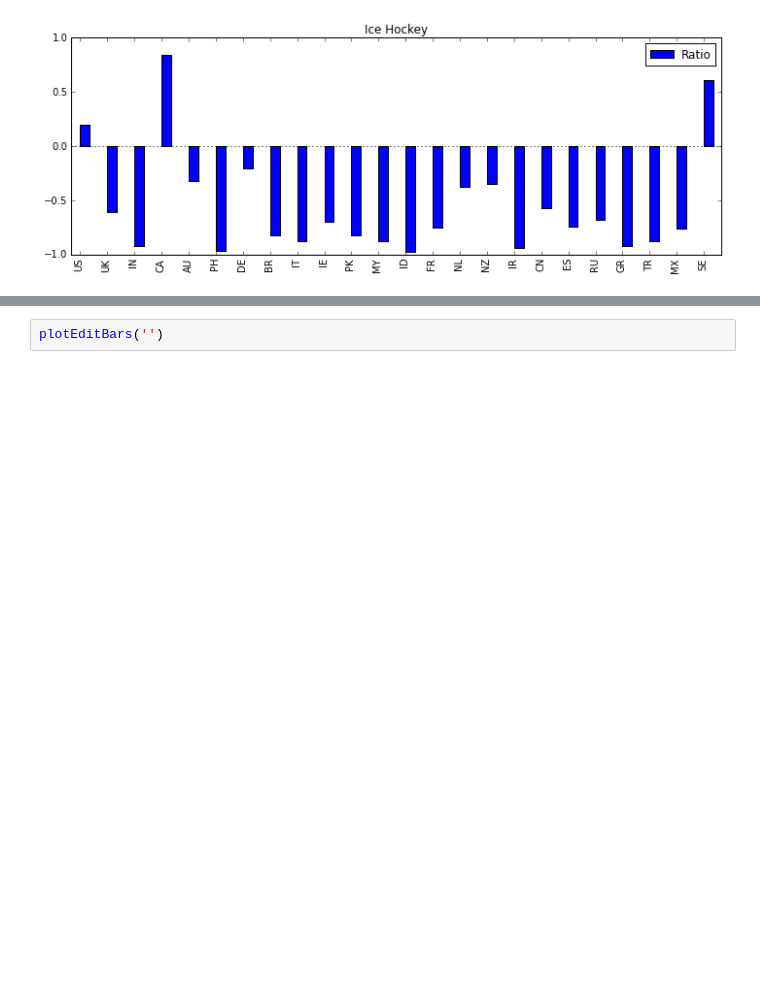
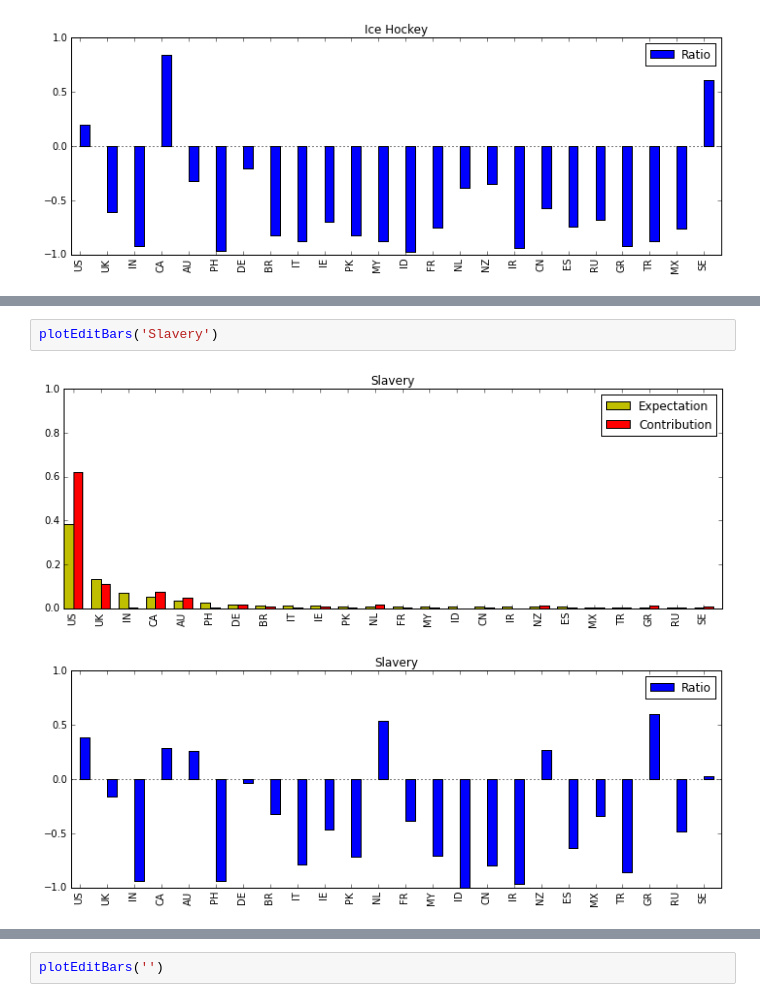
Before and after one commit to c-martinez/BeyondTheBook, a Jupyter notebook: PageContributionByCountry-Huygens Demo.ipynb, the cells around one changed output, grey strips where cells are left out. Drawn from its saved outputs; the diff is of its cells as text; blank space fills up the shorter version.

```diff
--- a/PageContributionByCountry-Huygens Demo.ipynb
+++ b/PageContributionByCountry-Huygens Demo.ipynb
@@ -95,0 +111,5 @@ plotEditBars('Ice Hockey')
+# %%
+plotEditBars('Slavery')
+# %% [output]
+[figure, added]
+[figure, added]
```
Also changed, not shown: parts of 8 cells of this notebook, 4 other files.
